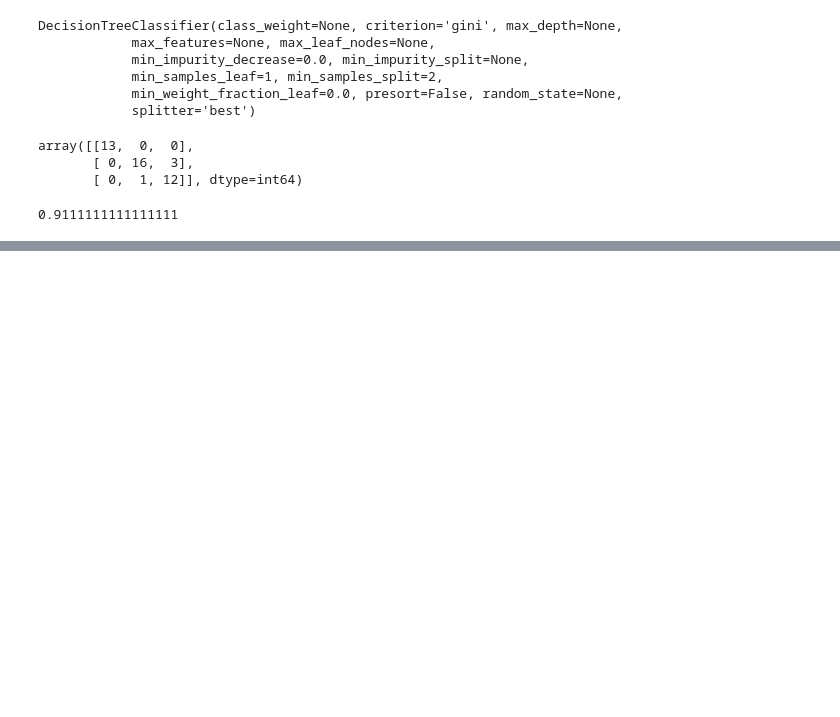
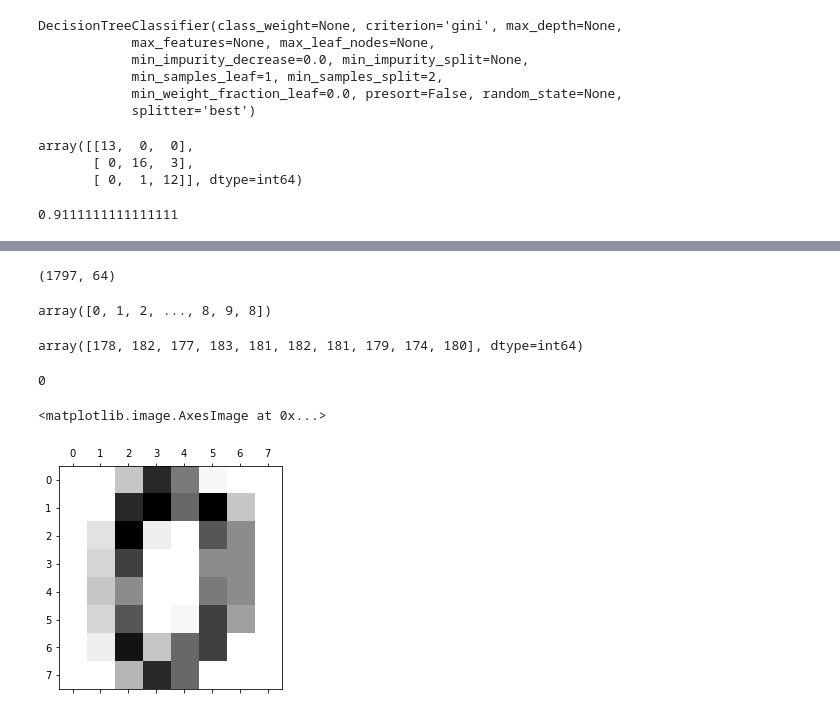
Before and after one commit to chankoo/python, a Jupyter notebook: 8.2 Scikit-learn.ipynb, the cells around one changed output, grey strips where cells are left out. Saved outputs shown, nothing was run; the diff lists cells and outputs as text; code cells hidden in the pictures; blank space fills up the shorter version.

```diff
--- a/8.2 Scikit-learn.ipynb
+++ b/8.2 Scikit-learn.ipynb
@@ -231,0 +279,3 @@ support: [13 19 13]
+# %%
+digits = load_digits()
+digits.data
@@ -231,0 +290,23 @@ support: [13 19 13]
+# %%
+digits.data.shape
+# %% [output]
+(1797, 64)
+# %%
+digits.target
+# %% [output]
+array([0, 1, 2, ..., 8, 9, 8])
+# %%
+np.bincount(digits.target) # pd의 value_count
+# %% [output]
+array([178, 182, 177, 183, 181, 182, 181, 179, 174, 180], dtype=int64)
+# %%
+img =digits.data[0]
+
+img = img.reshape((8,8))
+# %%
+print(digits.target[0])
+plt.matshow(img, cmap = plt.cm.Greys)
+# %% [output]
+0
+<matplotlib.image.AxesImage at 0x...>
+[figure, added]
```
Also changed, not shown: parts of 40 cells of this notebook.
